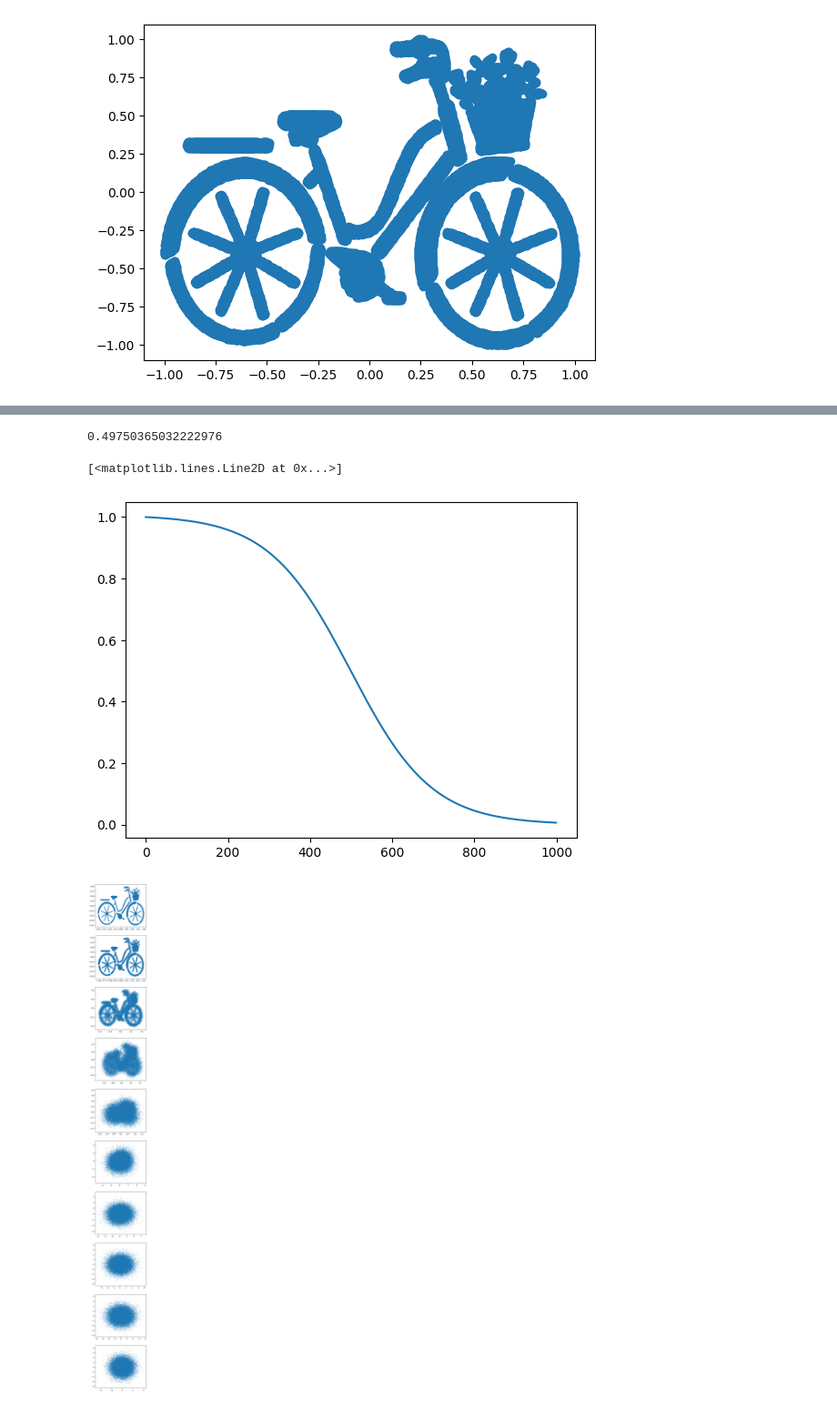
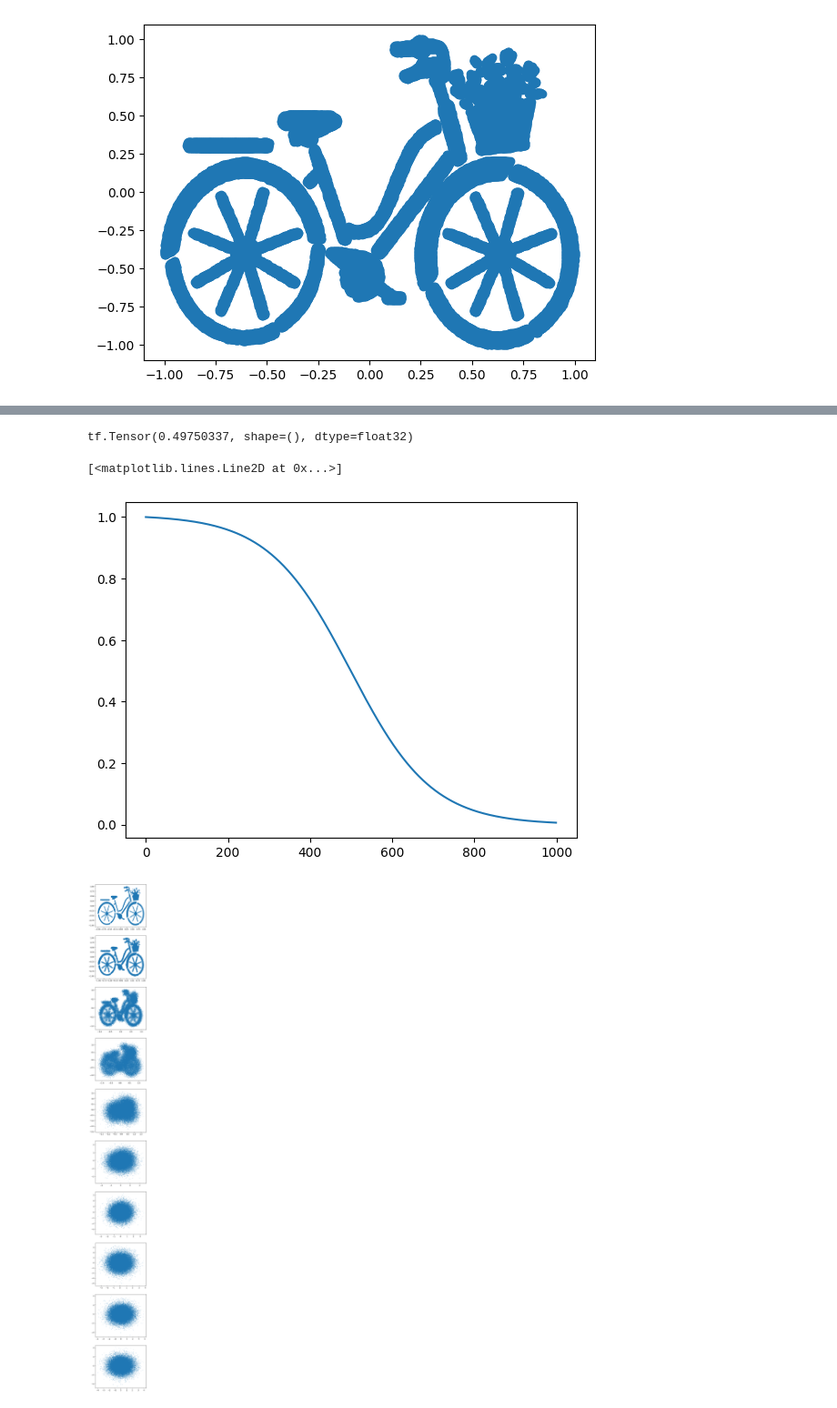
Before and after one commit to my-alaska/Image-Recognition, a Jupyter notebook: DDPM/DDPM.ipynb, the cells around one changed output, grey strips where cells are left out. Shown at 91% size. Drawn from its saved outputs; the diff is of its cells as text; code cells hidden in the pictures.

```diff
--- a/DDPM/DDPM.ipynb
+++ b/DDPM/DDPM.ipynb
@@ -59,32 +59,33 @@ betas = betas*0.0101188381035 # value chosen by trial and error :)
 # %%
 alphas = 1-betas
-alpha_prods = np.cumprod(alphas)
+alpha_prods = tf.math.cumprod(alphas)
 print(alpha_prods[500])
 plt.plot(alpha_prods)
 # %% [output]
-0.49750365032222976
+tf.Tensor(0.49750337, shape=(), dtype=float32)
 [<matplotlib.lines.Line2D at 0x...>]
 [figure]
 # %%
 # adding noise to the data
 # %%
-I = np.identity(2)
+I = tf.eye(2)
 N = len(data)
 # %%
-noise = np.random.multivariate_normal((0,0),I,N*n_steps).reshape((n_steps,N,2)) *(1-alpha_prods).reshape(n_steps,1,1)
+noise = np.random.multivariate_normal((0,0),I,N*n_steps).reshape((n_steps,N,2)) * tf.reshape((1-alpha_prods),(n_steps,1,1))
 # %%
-data_means = data*np.sqrt(alpha_prods).reshape((1000,1,1))
+data_means = data*tf.reshape(tf.sqrt(alpha_prods),(1000,1,1))
 # %%
 iterations = noise+data_means
+iterations = tf.reshape(iterations,iterations.shape[:2] + [1] + iterations.shape[2])
 # %%
 figure, axis = plt.subplots(10,figsize=(5,50))
 
 for i in range(10):
-    axis[i].scatter(iterations[i*100,:,0],iterations[i*100,:,1],marker=".",s=1)
+    axis[i].scatter(iterations[i*100,:,:,0],iterations[i*100,:,:,1],marker=".",s=1)
 
 plt.show()
 # %% [output]
-[figure, old version]
+[figure, new version]
 # %%
 class LearnableSinusoidalEmbedding(layers.Layer):
     def __init__(self,d=25,n=10000):
```
Also changed, not shown: parts of 11 cells of this notebook.
